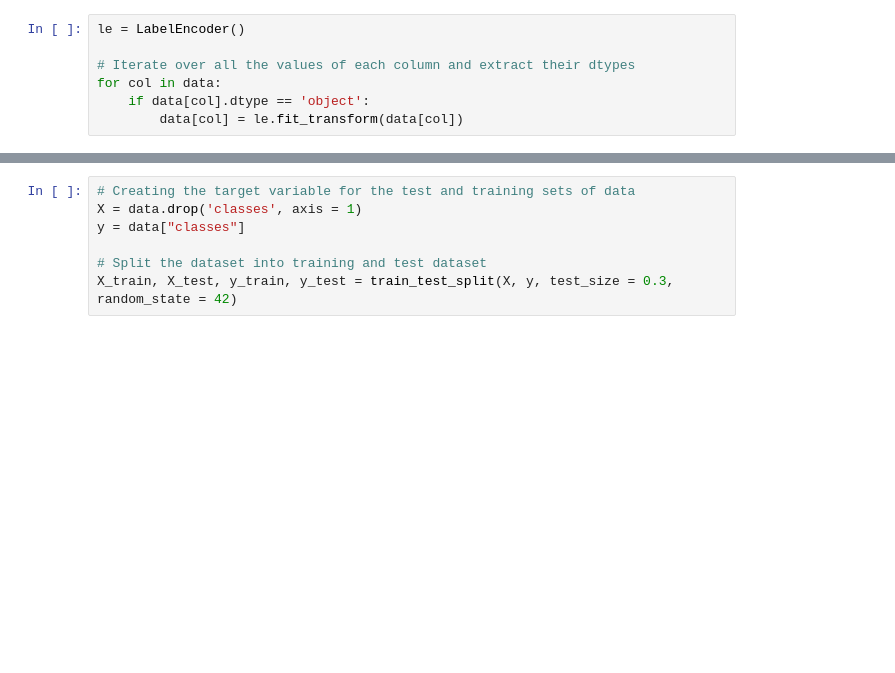
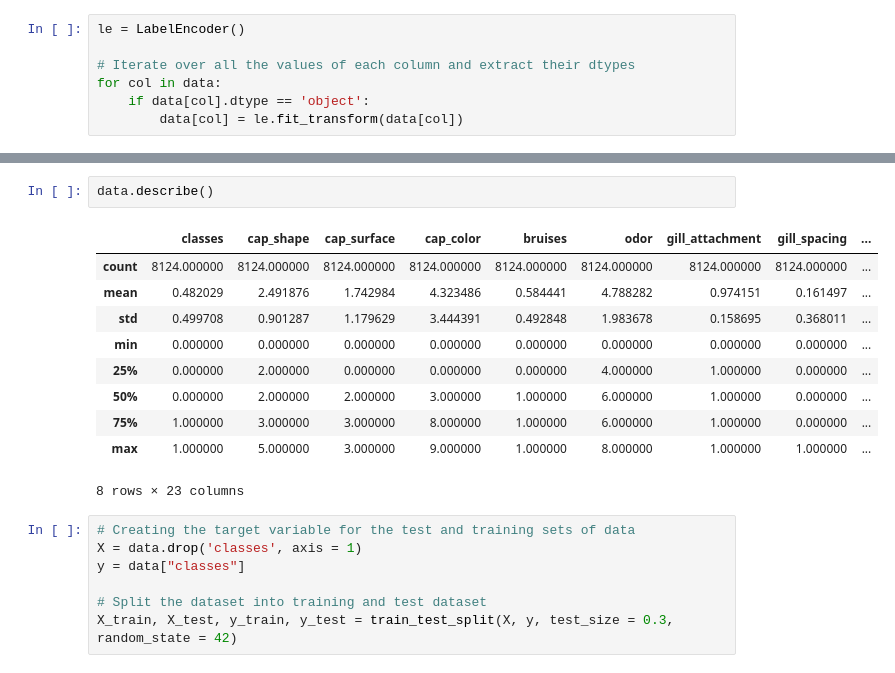
Before and after one commit to PhathuAuti/decision_trees, a Jupyter notebook: Decision Trees.ipynb, the cells around one changed output, grey strips where cells are left out. Drawn from its saved outputs; the diff is of its cells as text; blank space fills up the shorter version.

```diff
--- a/Decision Trees.ipynb
+++ b/Decision Trees.ipynb
@@ -126,3 +156,16 @@ for col in data:
+# %%
+data.describe()
+# %% [output]
+|  | classes | cap_shape | cap_surface | cap_color | bruises | odor | gill_attachment | gill_spacing | ... |
+| count | 8124.000000 | 8124.000000 | 8124.000000 | 8124.000000 | 8124.000000 | 8124.000000 | 8124.000000 | 8124.000000 | ... |
+| mean | 0.482029 | 2.491876 | 1.742984 | 4.323486 | 0.584441 | 4.788282 | 0.974151 | 0.161497 | ... |
+| std | 0.499708 | 0.901287 | 1.179629 | 3.444391 | 0.492848 | 1.983678 | 0.158695 | 0.368011 | ... |
+| min | 0.000000 | 0.000000 | 0.000000 | 0.000000 | 0.000000 | 0.000000 | 0.000000 | 0.000000 | ... |
+| 25% | 0.000000 | 2.000000 | 0.000000 | 0.000000 | 0.000000 | 4.000000 | 1.000000 | 0.000000 | ... |
+| 50% | 0.000000 | 2.000000 | 2.000000 | 3.000000 | 1.000000 | 6.000000 | 1.000000 | 0.000000 | ... |
+| 75% | 1.000000 | 3.000000 | 3.000000 | 8.000000 | 1.000000 | 6.000000 | 1.000000 | 0.000000 | ... |
+| max | 1.000000 | 5.000000 | 3.000000 | 9.000000 | 1.000000 | 8.000000 | 1.000000 | 1.000000 | ... |
+8 rows × 23 columns
 # %%
 # Creating the target variable for the test and training sets of data
 X = data.drop('classes', axis = 1)
```
Also changed, not shown: parts of 5 cells of this notebook.
